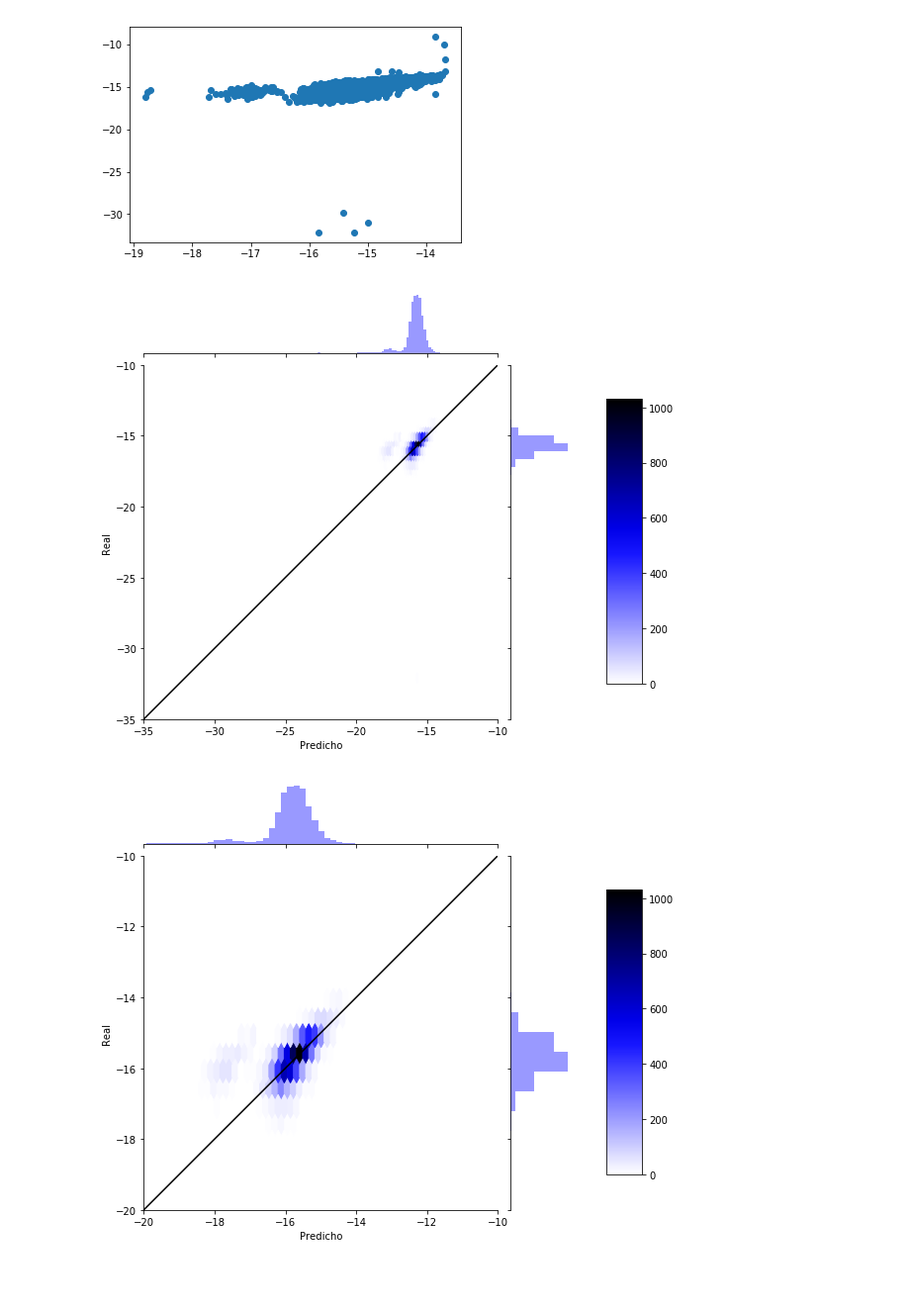
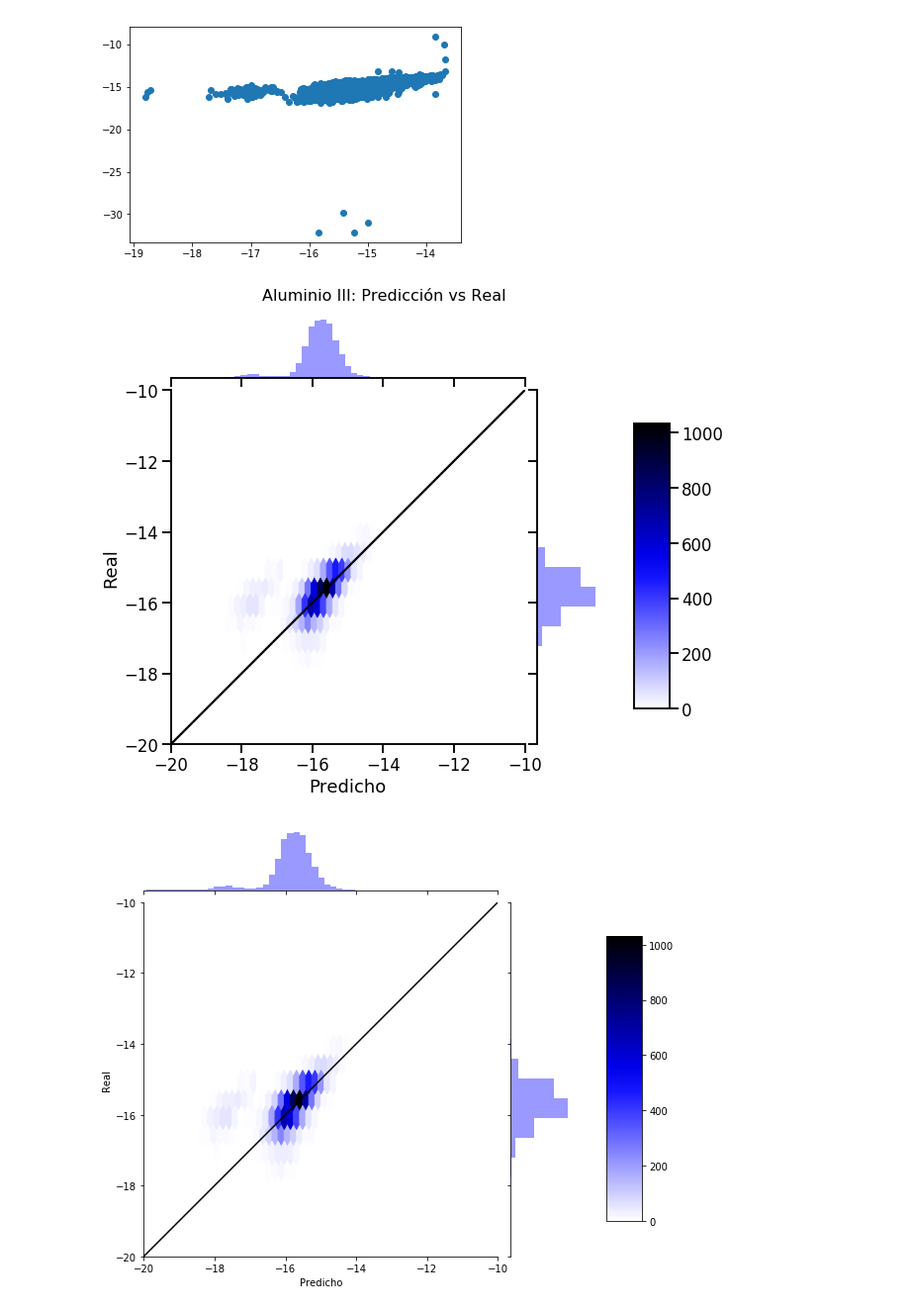
Before and after one commit to astrodatos/proyecto_aape, a Jupyter notebook: RegressionQuasar.ipynb, the cells around one changed output. Shown at 99% size. Cells and saved outputs as stored; diff of their text form; code cells hidden in the pictures; blank space fills up the shorter version.

```diff
--- a/RegressionQuasar.ipynb
+++ b/RegressionQuasar.ipynb
@@ -258,24 +247,25 @@ plt.scatter(yC3_pred, YC3_test)
 # %%
 XAL = quasarCompleta.drop('LOGF_ALIII',axis=1)
 yAL = quasarCompleta.LOGF_ALIII
 XAL_train, XAL_test, YAL_train, YAL_test = train_test_split(XAL, quasarCompleta.LOGF_ALIII, test_size=0.33, random_state=rs)
 knn_clf=KNeighborsRegressor(10)
 knn_clf.fit(XAL_train,YAL_train)
 yAL_pred=knn_clf.predict(XAL_test)
 
 cbAL = sns.jointplot(x=yAL_pred,y=YAL_test, kind="hex",color="b",height=10)
 plt.subplots_adjust(left=0.2, right=0.8, top=0.8, bottom=0.2)
 cbarAL_ax = cbAL.fig.add_axes([.85, .25, .05, .4])
 cbAL.set_axis_labels("Predicho", "Real")
-cbAL.ax_marg_x.set_xlim(-35,-10)
-cbAL.ax_marg_y.set_ylim(-35,-10)
+cbAL.ax_marg_x.set_xlim(-20,-10)
+cbAL.ax_marg_y.set_ylim(-20,-10)
 cbAL.title = "Aluminio III: Predicción vs Real"
-cbAL.ax_joint.plot([-35,-10],[-35,-10], 'k')
+plt.suptitle('Aluminio III: Predicción vs Real', y=0.84, fontsize = 16)
+cbAL.ax_joint.plot([-20,-10],[-20,-10], 'k')
 plt.colorbar(cax=cbarAL_ax)
 
 plt.show()
 # %% [output]
-[figure, old version]
+[figure, new version]
 # %%
 cbAL = sns.jointplot(x=yAL_pred,y=YAL_test, kind="hex",color="b",height=10)
 plt.subplots_adjust(left=0.2, right=0.8, top=0.8, bottom=0.2)
```
Also changed, not shown: parts of 9 cells of this notebook.
